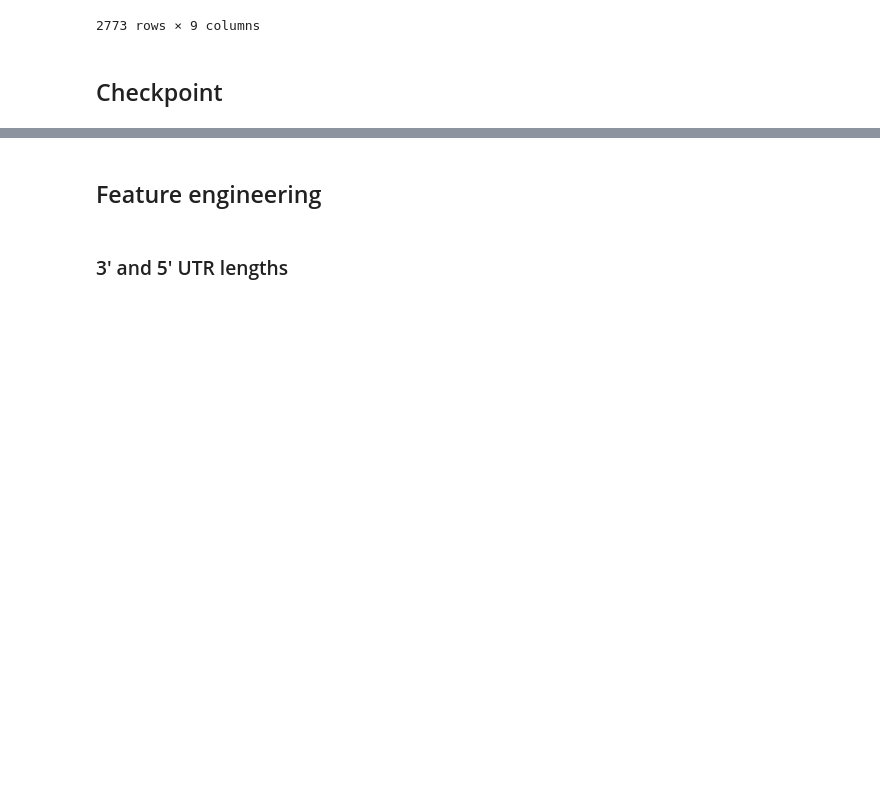
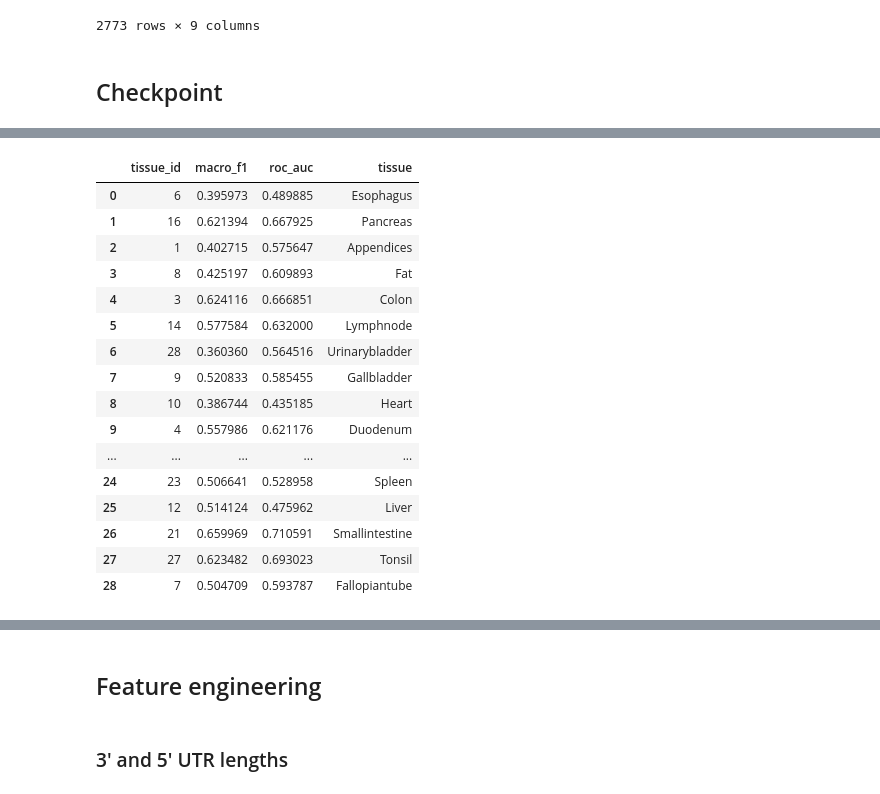
Before and after one commit to f-krause/master-thesis, a Jupyter notebook: experiments/visualisation/ptrnet_prediction_vis.ipynb, the cells around one changed output, grey strips where cells are left out. Cells and saved outputs as stored; diff of their text form; code cells hidden in the pictures; blank space fills up the shorter version.

```diff
--- a/experiments/visualisation/ptrnet_prediction_vis.ipynb
+++ b/experiments/visualisation/ptrnet_prediction_vis.ipynb
@@ -134,0 +161,36 @@ df = pd.read_csv("../experiments/visualisation/data/ptrnet_31_preds_extended.csv
+# %%
+from sklearn.metrics import f1_score, roc_auc_score
+
+results = []
+
+for group in df.tissue_ids.unique():
+    idx = df.tissue_ids == group
+    f1 = f1_score(df.target[idx], df.prediction_bin[idx], average='macro')
+    auc = roc_auc_score(df.target[idx], df.prediction[idx])
+    results.append({
+        "tissue_id": group,
+        "macro_f1": f1,
+        "roc_auc": auc
+    })
+
+df_results = pd.DataFrame(results)
+df_results.loc[:, "tissue"] = df_results.tissue_id.map(TISSUES_DICT)
+df_results
+# %% [output]
+|  | tissue_id | macro_f1 | roc_auc | tissue |
+| 0 | 6 | 0.395973 | 0.489885 | Esophagus |
+| 1 | 16 | 0.621394 | 0.667925 | Pancreas |
+| 2 | 1 | 0.402715 | 0.575647 | Appendices |
+| 3 | 8 | 0.425197 | 0.609893 | Fat |
+| 4 | 3 | 0.624116 | 0.666851 | Colon |
+| 5 | 14 | 0.577584 | 0.632000 | Lymphnode |
+| 6 | 28 | 0.360360 | 0.564516 | Urinarybladder |
+| 7 | 9 | 0.520833 | 0.585455 | Gallbladder |
+| 8 | 10 | 0.386744 | 0.435185 | Heart |
+| 9 | 4 | 0.557986 | 0.621176 | Duodenum |
+| ... | ... | ... | ... | ... |
+| 24 | 23 | 0.506641 | 0.528958 | Spleen |
+| 25 | 12 | 0.514124 | 0.475962 | Liver |
+| 26 | 21 | 0.659969 | 0.710591 | Smallintestine |
+| 27 | 27 | 0.623482 | 0.693023 | Tonsil |
+| 28 | 7 | 0.504709 | 0.593787 | Fallopiantube |
```
Also changed, not shown: parts of 7 cells of this notebook, 1 other file.
